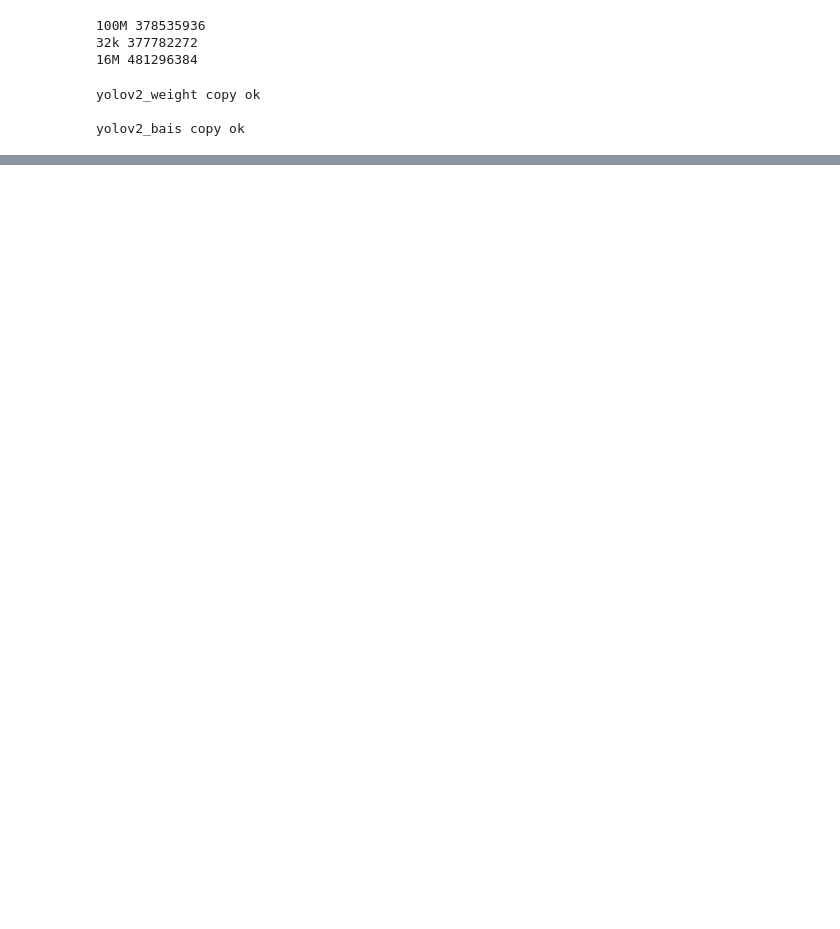
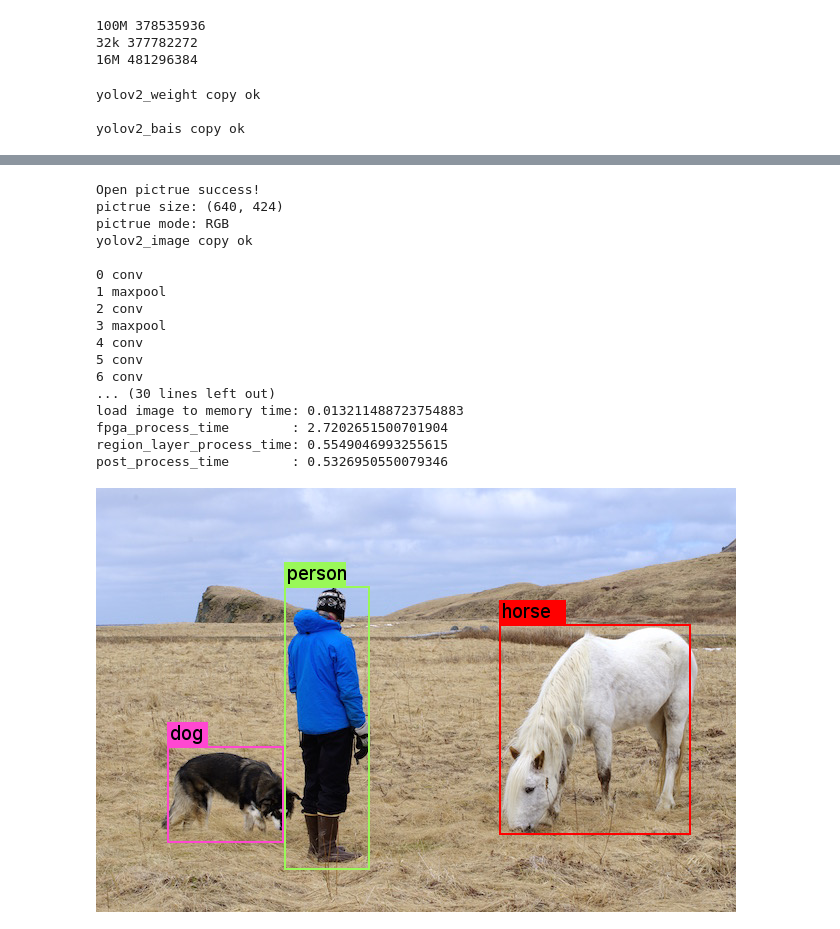
Before and after one commit to dhm2013724/yolov2_xilinx_fpga, a Jupyter notebook: pynq/yolov2.ipynb, the cells around one changed output, grey strips where cells are left out. Cells and saved outputs as stored; diff of their text form; code cells hidden in the pictures; blank space fills up the shorter version.

```diff
--- a/pynq/yolov2.ipynb
+++ b/pynq/yolov2.ipynb
@@ -17,13 +17,13 @@ import time
+# %%
+#image path
+ORIG_IMG_PATH   = 'person.jpg'
 # %%
-#image path
-ORIG_IMG_PATH   =  'dog.jpg'
 
 #==================================================
 #                Load overlay  and IP
 #=================================================
 overlay = Overlay("yolov2.bit")
-
-yolov2_ip=overlay.YOLO2_FPGA_0
+overlay?
 # %%
 
 xlnk = Xlnk()
@@ -779,7 +655,7 @@ do_nms_sort(nboxes,classes,nms,dets)
 #===================================================
 #			read label
 #===================================================
-orig_name_path = ("/home/xilinx/jupyter_notebooks/yolov2/coco.names")
+orig_name_path = ("coco.names")
 label_name = []
 label_read = open(orig_name_path)
 all_lines = label_read.readlines()
@@ -860 +805,30 @@ img_out
+# %%
+frame_in=load_image()
+img_w =frame_in.size[0]
+img_h =frame_in.size[1]
+
+#frame_in_img = PIL_Image.fromarray(frame_in)
+
+img_out = frame_in
+yolo_meminout(frame_in,img_w,img_h,img_out)
+img_out
+# %% [output]
+Open pictrue success!
+pictrue size: (640, 424)
+pictrue mode: RGB
+yolov2_image copy ok
+
+0 conv
+1 maxpool
+2 conv
+3 maxpool
+4 conv
+5 conv
+6 conv
+... (30 lines left out)
+load image to memory time: 0.013211488723754883
+fpga_process_time        : 2.7202651500701904
+region_layer_process_time: 0.5549046993255615
+post_process_time        : 0.5326950550079346
+[figure, added]
 # %%
```
Also changed, not shown: parts of 10 cells of this notebook, 1 other file.
